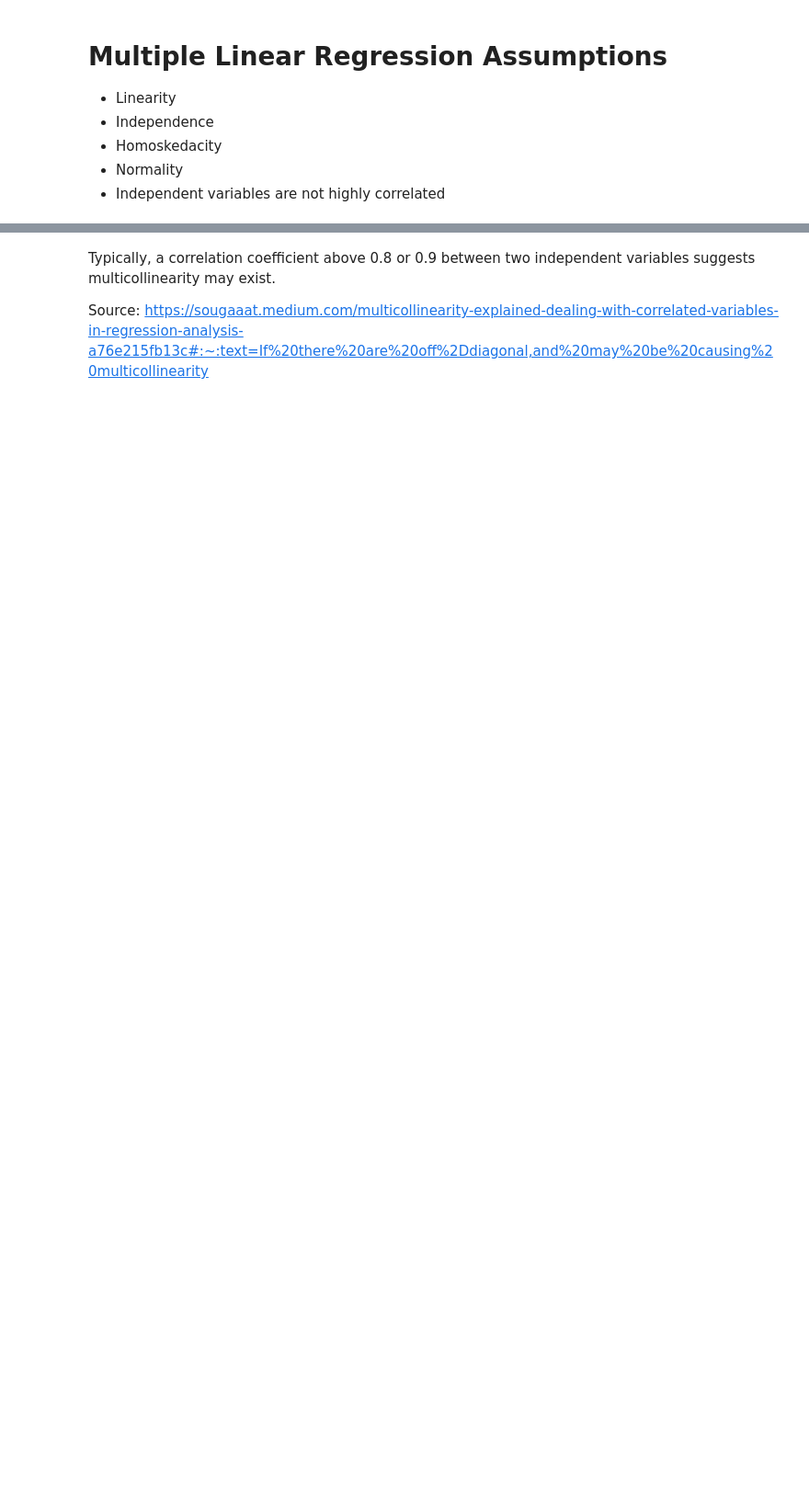
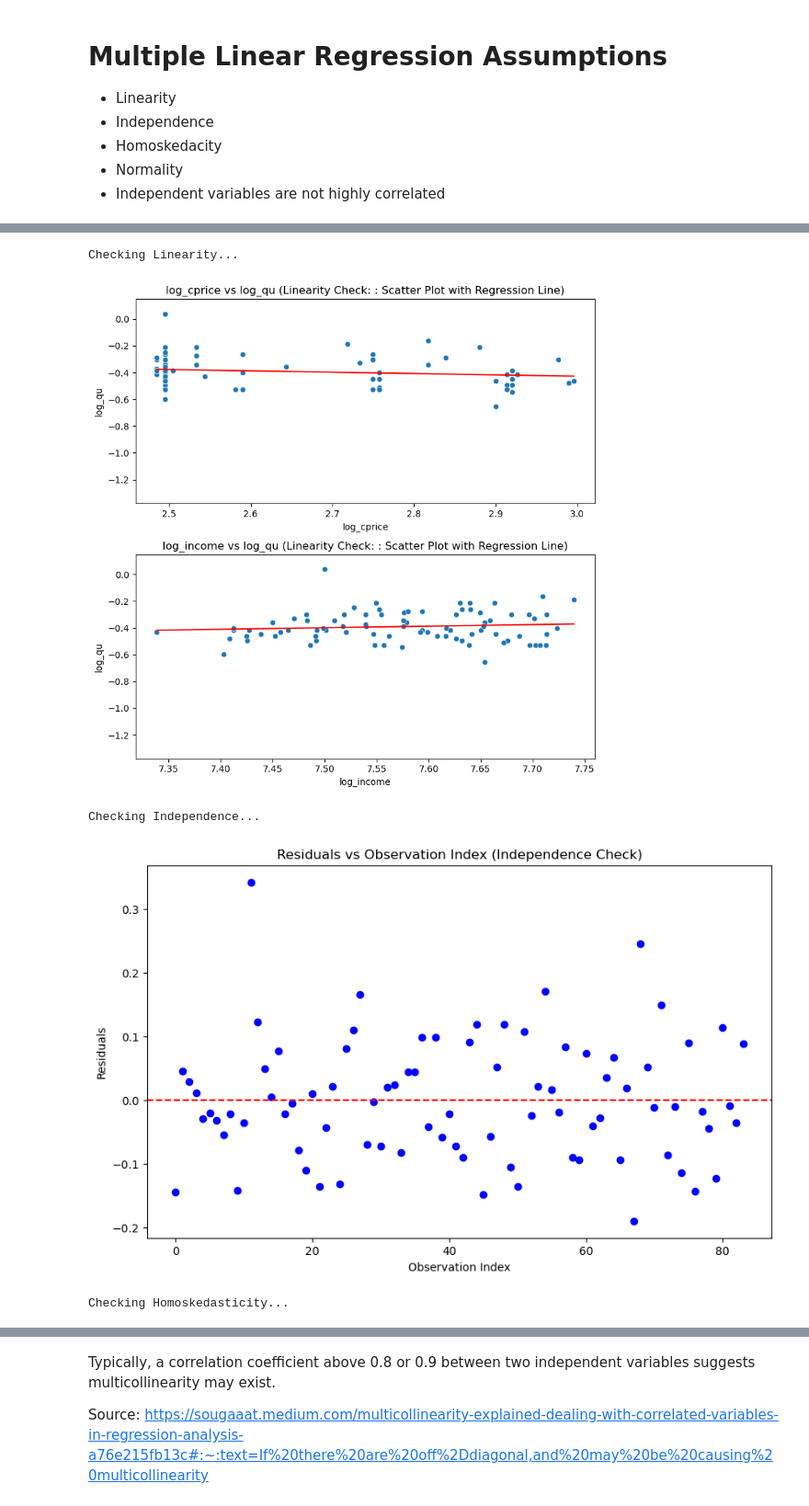
Before and after one commit to Alphteow/EconsModel, a Jupyter notebook: Econ_Group_Project1.ipynb, the cells around one changed output, grey strips where cells are left out. Shown: that part at 92% size. Drawn from its saved outputs; the diff is of its cells as text; code cells hidden in the pictures; blank space fills up the shorter version.

```diff
--- a/Econ_Group_Project1.ipynb
+++ b/Econ_Group_Project1.ipynb
@@ -92,0 +66,3 @@ Notes:
+# %%
+# Demand function estimate
+demand_ols = ds_ols(df, x_cols=['log_cprice','log_income','q1','q2','q3'], y_col=['log_qu'], plot_name='Demand function summary')
@@ -173,0 +112,5 @@ Notes:
+# %%
+# demand TSLS
+demand_first_stage = ds_ols(df, x_cols=['log_bprice', 'log_wprice', 'log_income', 'q1', 'q2', 'q3'], y_col=['log_cprice'], plot_name='demand first stage')
+df['log_cprice_pred_demand'] = demand_first_stage.fittedvalues
+demand_second_stage = ds_ols(df, x_cols=['log_cprice_pred_demand','log_income','q1','q2','q3'], y_col=['log_qu'], plot_name='demand second stage')
@@ -173,0 +135,5 @@ Notes:
+# %%
+# supply TSLS
+supply_first_stage = ds_ols(df, x_cols=['log_wprice', 'log_income', 'q1', 'q2', 'q3'], y_col=['log_cprice'], plot_name='supply first stage')
+df['log_cprice_pred_supply'] = supply_first_stage.fittedvalues
+supply_second_stage = ds_ols(df, x_cols=['log_cprice_pred_supply','log_wprice','q1','q2','q3'], y_col=['log_qu'], plot_name='supply second stage')
@@ -346,0 +321,12 @@ Checking Normality...
+# %%
+X_demand = df[['log_cprice','log_income','q1','q2','q3']]
+X_demand = sm.add_constant(X_demand)
+y_demand = df['log_qu']
+
+check_assumptions(demand_ols, X_demand, y_demand)
+# %% [output]
+Checking Linearity...
+[figure, added]
+Checking Independence...
+[figure, added]
+Checking Homoskedasticity...
```
Also changed, not shown: parts of 27 cells of this notebook.
